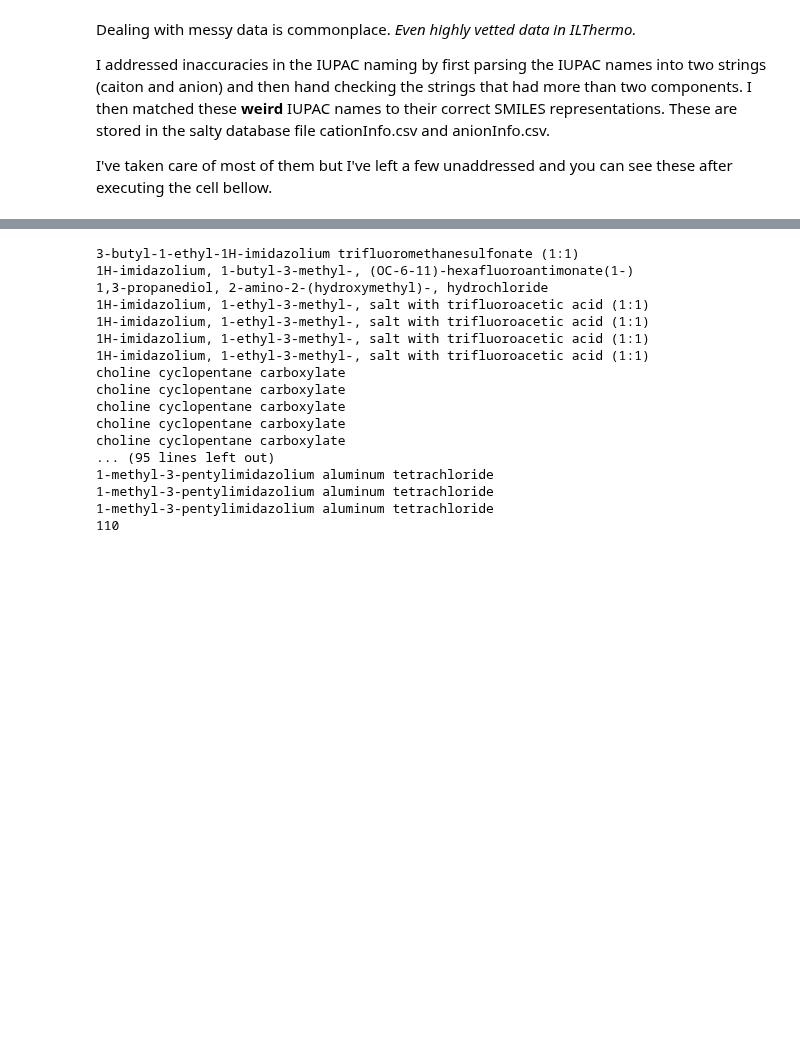
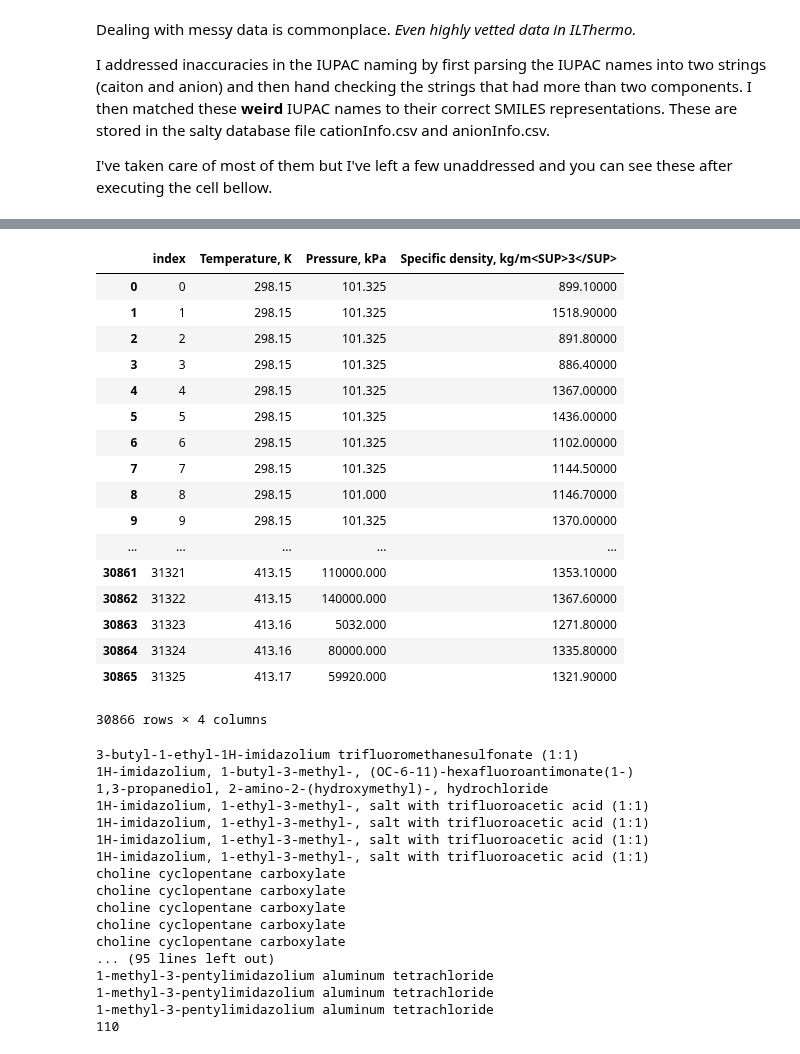
Before and after one commit to wesleybeckner/salty, a Jupyter notebook: scripts/salty_demo_prototype.ipynb, the cells around one changed output, grey strips where cells are left out. Cells and saved outputs as stored; diff of their text form; code cells hidden in the pictures; blank space fills up the shorter version.

Commit message:
adding new salts to cation database. protytping density model

```diff
--- a/scripts/salty_demo_prototype.ipynb
+++ b/scripts/salty_demo_prototype.ipynb
@@ -154,3 +164,16 @@ Dealing with messy data is commonplace. *Even highly vetted data in ILThermo.*
 I addressed inaccuracies in the IUPAC naming by first parsing the IUPAC names into two strings (caiton and anion) and then hand checking the strings that had more than two components. I then matched these **weird** IUPAC names to their correct SMILES representations. These are stored in the salty database file cationInfo.csv and anionInfo.csv.
 
 I've taken care of most of them but I've left a few unaddressed and you can see these after executing the cell bellow.
+# %%
+###a hacky hack solution to cleaning raw ILThermo data
+# df = pd.read_csv("../salty/data/viscosity_full.csv")
+df = pd.read_csv('../salty/data/density.csv',delimiter=',')
+salts = pd.DataFrame(df["salt_name"])
+salts = salts.rename(columns={"salt_name": "salts"})
+###our data parsing was imperfect... some of the columns contain NaN
+print(df.isnull().sum())
+df = pd.concat([df["Temperature, K"], df["Pressure, kPa"],\
+                    df["Specific density, kg/m<SUP>3</SUP>"]], axis=1)
+df.dropna(inplace=True) #remove incomplete entries
+df.reset_index(inplace=True)
+print(df.shape)
@@ -157 +189,22 @@ I've taken care of most of them but I've left a few unaddressed and you can see
+# %%
+df
+# %% [output]
+|  | index | Temperature, K | Pressure, kPa | Specific density, kg/m<SUP>3</SUP> |
+| 0 | 0 | 298.15 | 101.325 | 899.10000 |
+| 1 | 1 | 298.15 | 101.325 | 1518.90000 |
+| 2 | 2 | 298.15 | 101.325 | 891.80000 |
+| 3 | 3 | 298.15 | 101.325 | 886.40000 |
+| 4 | 4 | 298.15 | 101.325 | 1367.00000 |
+| 5 | 5 | 298.15 | 101.325 | 1436.00000 |
+| 6 | 6 | 298.15 | 101.325 | 1102.00000 |
+| 7 | 7 | 298.15 | 101.325 | 1144.50000 |
+| 8 | 8 | 298.15 | 101.000 | 1146.70000 |
+| 9 | 9 | 298.15 | 101.325 | 1370.00000 |
+| ... | ... | ... | ... | ... |
+| 30861 | 31321 | 413.15 | 110000.000 | 1353.10000 |
+| 30862 | 31322 | 413.15 | 140000.000 | 1367.60000 |
+| 30863 | 31323 | 413.16 | 5032.000 | 1271.80000 |
+| 30864 | 31324 | 413.16 | 80000.000 | 1335.80000 |
+| 30865 | 31325 | 413.17 | 59920.000 | 1321.90000 |
+30866 rows × 4 columns
 # %%
```
Also changed, not shown: parts of 8 cells of this notebook, 6 other files.
